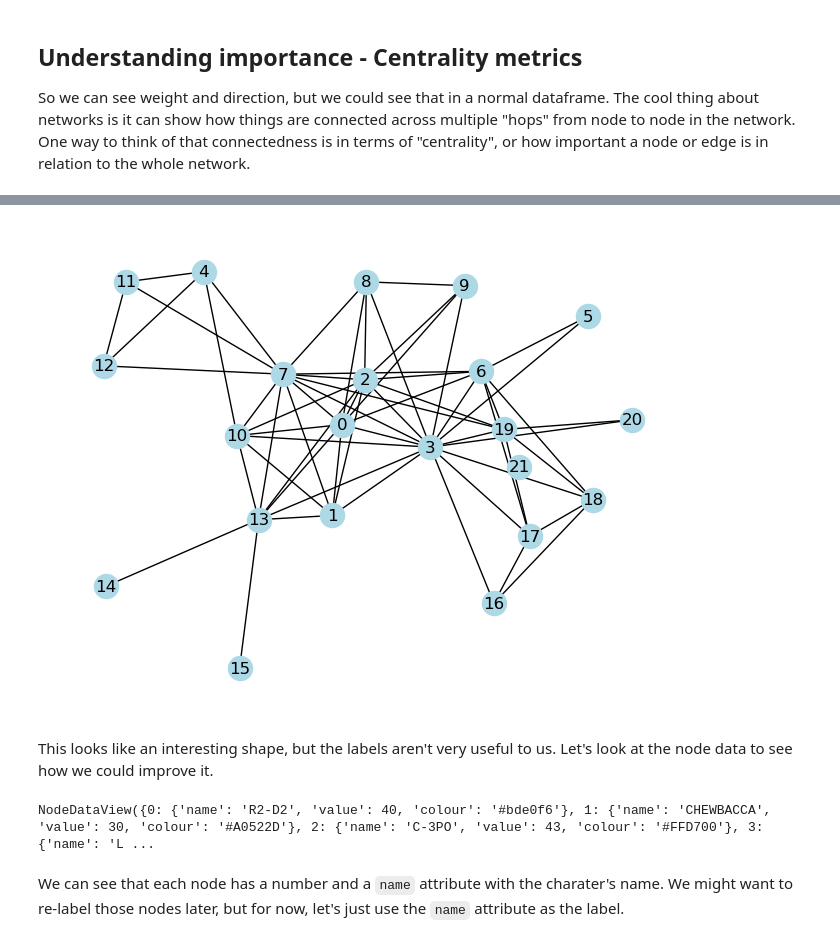
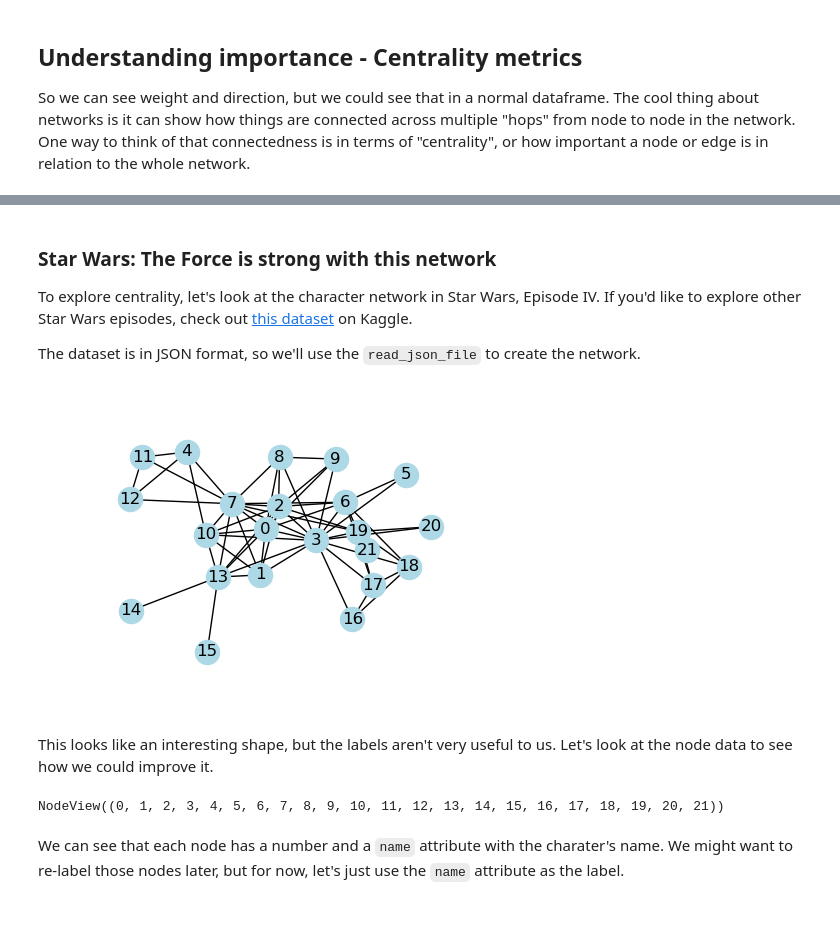
Before and after one commit to EricPostMaster/getting-started-with-network-analysis-in-python, a Jupyter notebook: lotr_network.ipynb, the cells around one changed output, grey strips where cells are left out. Drawn from its saved outputs; the diff is of its cells as text; code cells hidden in the pictures; blank space fills up the shorter version.

Commit message:
Added Networks are Everywhere section

```diff
--- a/lotr_network.ipynb
+++ b/lotr_network.ipynb
@@ -306,21 +311,30 @@ The dataset is in JSON format, so we'll use the `read_json_file` to create the n
+# %% [markdown]
+### Star Wars: The Force is strong with this network
+
+To explore centrality, let's look at the character network in Star Wars, Episode IV. If you'd like to explore other Star Wars episodes, check out [this dataset](https://www.kaggle.com/ruchi798/star-wars) on Kaggle.
+
+The dataset is in JSON format, so we'll use the `read_json_file` to create the network.
 # %%
 # Import data and create graph
 star_wars = read_json_file('.\data\starwars-episode-4-interactions-allCharacters.json')
 G_sw = nx.Graph(star_wars)
 # %%
+fig = plt.subplots(figsize=(6,4))
+plt.margins(.2,.2)
+
 plt.show(nx.draw(G_sw, pos=nx.kamada_kawai_layout(G_sw), with_labels=True, node_color='lightblue'))
 # %% [output]
-[figure, old version]
+[figure, new version]
 # %% [markdown]
 This looks like an interesting shape, but the labels aren't very useful to us. Let's look at the node data to see how we could improve it.
 # %%
 # View nodes only
-# G_sw.nodes()
+G_sw.nodes()
 
 # View node details
-G_sw.nodes(data=True)
+# G_sw.nodes(data=True)
 # %% [output]
-NodeDataView({0: {'name': 'R2-D2', 'value': 40, 'colour': '#bde0f6'}, 1: {'name': 'CHEWBACCA', 'value': 30, 'colour': '#A0522D'}, 2: {'name': 'C-3PO', 'value': 43, 'colour': '#FFD700'}, 3: {'name': 'L ...
+NodeView((0, 1, 2, 3, 4, 5, 6, 7, 8, 9, 10, 11, 12, 13, 14, 15, 16, 17, 18, 19, 20, 21))
 # %% [markdown]
 We can see that each node has a number and a `name` attribute with the charater's name. We might want to re-label those nodes later, but for now, let's just use the `name` attribute as the label.
 # %%
```
Also changed, not shown: parts of 15 cells of this notebook.
